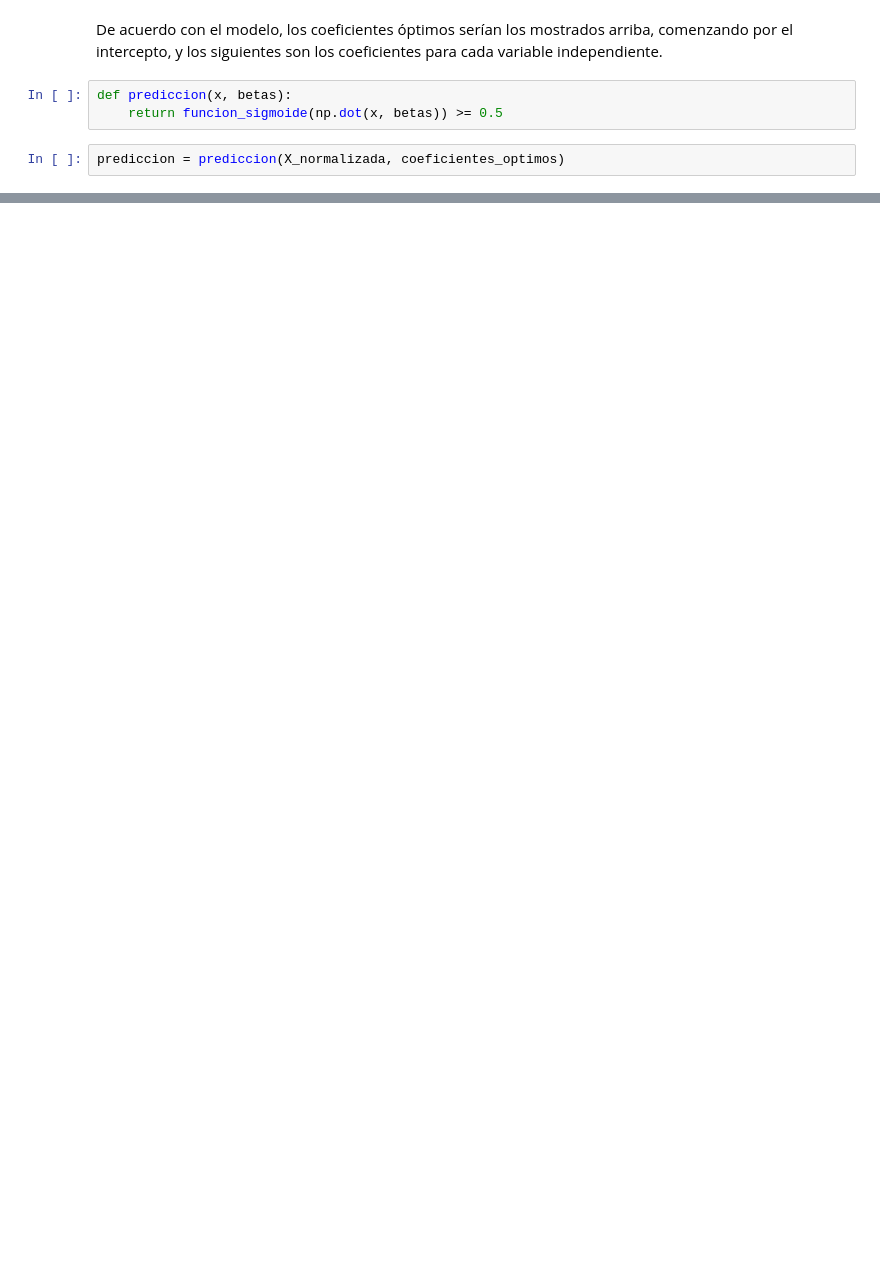
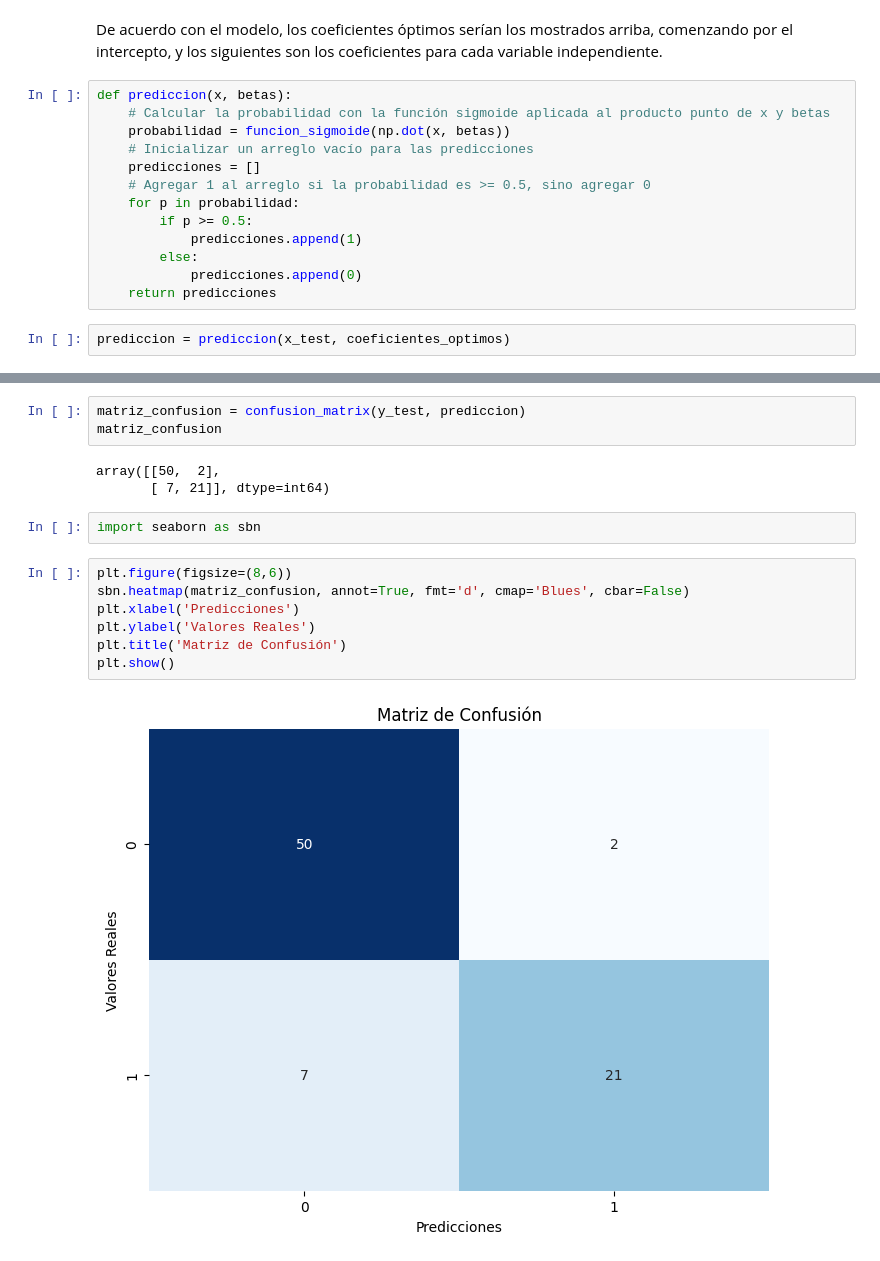
Before and after one commit to SergioGL9/Aprendizaje-Maquina-IA, a Jupyter notebook: Regresion_Logistica.ipynb, the cells around one changed output, grey strips where cells are left out. Cells and saved outputs as stored; diff of their text form; blank space fills up the shorter version.

```diff
--- a/Regresion_Logistica.ipynb
+++ b/Regresion_Logistica.ipynb
@@ -119,10 +122,20 @@ array([-0.07373412,  2.01302946,  1.07226172])
 # %% [markdown]
 De acuerdo con el modelo, los coeficientes óptimos serían los mostrados arriba, comenzando por el intercepto, y los siguientes son los coeficientes para cada variable independiente.
-# %%
-def prediccion(x, betas):
-    return funcion_sigmoide(np.dot(x, betas)) >= 0.5
+# %%
+def prediccion(x, betas):
+    # Calcular la probabilidad con la función sigmoide aplicada al producto punto de x y betas
+    probabilidad = funcion_sigmoide(np.dot(x, betas))
+    # Inicializar un arreglo vacío para las predicciones
+    predicciones = []
+    # Agregar 1 al arreglo si la probabilidad es >= 0.5, sino agregar 0
+    for p in probabilidad:
+        if p >= 0.5:
+            predicciones.append(1)
+        else:
+            predicciones.append(0)
+    return predicciones
 # %%
-prediccion = prediccion(X_normalizada, coeficientes_optimos)
+prediccion = prediccion(x_test, coeficientes_optimos)
 # %%
 prediccion[0:20]
 # %% [output]
@@ -136 +147,18 @@ array([0, 0, 0, 0, 0, 0, 0, 1, 0, 0, 0, 0, 0, 0, 0, 0, 1, 1, 1, 1],
       dtype=int64)
+# %%
+matriz_confusion = confusion_matrix(y_test, prediccion)
+matriz_confusion
+# %% [output]
+array([[50,  2],
+       [ 7, 21]], dtype=int64)
+# %%
+import seaborn as sbn
+# %%
+plt.figure(figsize=(8,6))
+sbn.heatmap(matriz_confusion, annot=True, fmt='d', cmap='Blues', cbar=False)
+plt.xlabel('Predicciones')
+plt.ylabel('Valores Reales')
+plt.title('Matriz de Confusión')
+plt.show()
+# %% [output]
+[figure, added]
```
Also changed, not shown: parts of 18 cells of this notebook.
